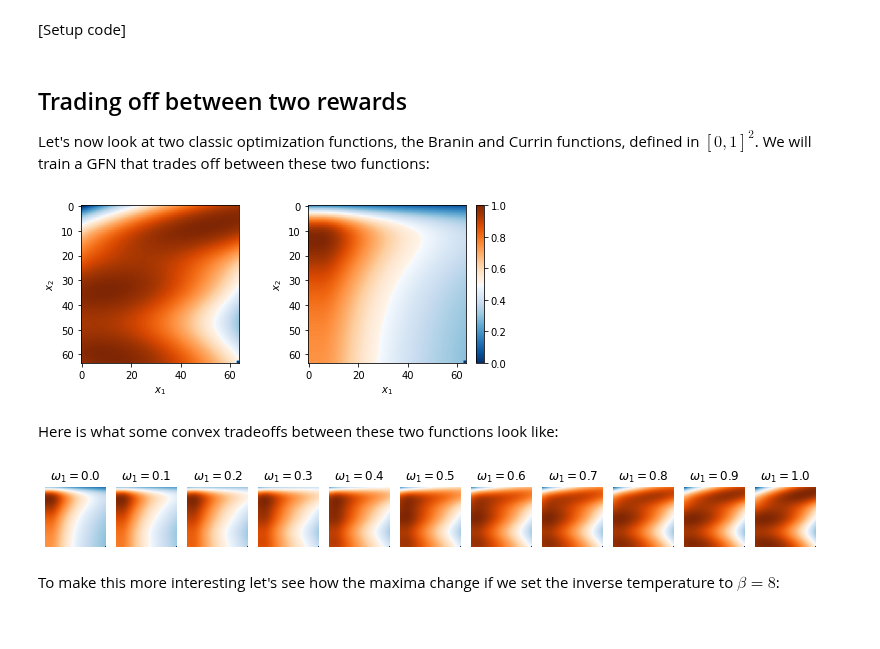
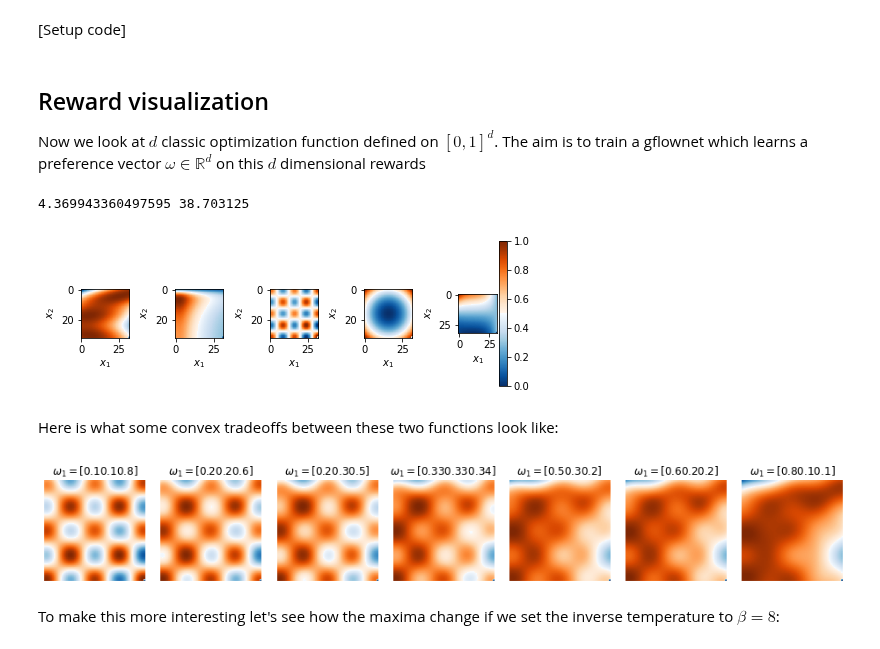
Before and after one commit to recursionpharma/gflownet, a Jupyter notebook: gflownet/examples/grid_cond_gfn.ipynb, the cells around one changed output. Cells and saved outputs as stored; diff of their text form; code cells hidden in the pictures.

```diff
--- a/gflownet/examples/grid_cond_gfn.ipynb
+++ b/gflownet/examples/grid_cond_gfn.ipynb
@@ -80,38 +136,56 @@ mpl.rc('image', cmap=newcmp)
 # %% [markdown]
-## Trading off between two rewards
+## Reward visualization
 
-Let's now look at two classic optimization functions, the Branin and Currin functions, defined in $[0,1]^2$. We will train a GFN that trades off between these two functions:
+Now we look at $d$ classic optimization function defined on $[0, 1]^d$. The aim is to train a gflownet which learns a preference vector $\omega \in \mathbb{R}^d$ on this $d$ dimensional rewards
 # %%
-H = 64
-env = gfn.GridEnv(H, funcs=[gfn.branin, gfn.currin])
-s, r, pos = env.state_info()
-f, ax = pp.subplots(1,2, figsize=(7,3))
-for i in range(2):
-    pp.sca(ax[i])
-    pp.imshow(np.concatenate([r[:, i], [0]]).reshape((H,H)))
-    pp.xlabel('$x_1$')
-    pp.ylabel('$x_2$')
-pp.colorbar()
-pp.tight_layout()
+def visualize_reward():
+    H = 32
+    functions = [gfn.branin, gfn.currin, shubert, sphere, beale
+                ]
+    env = gfn.GridEnv(H, funcs=functions)
+    s, r, pos = env.state_info()
+    f, ax = pp.subplots(1,len(functions), figsize=(7,3))
+    for i in range(len(functions)):
+        pp.sca(ax[i])
+        reward = r[:, i]
+        pp.imshow(np.concatenate([reward, [0]]).reshape((H,H)))
+        pp.xlabel('$x_1$')
+        pp.ylabel('$x_2$')
+    pp.colorbar()
+    pp.tight_layout()
+    pp.savefig("rewards.png")
+    return r
+r = visualize_reward()
 # %% [output]
+4.369943360497595 38.703125
-[figure, old version]
+[figure, new version]
 # %% [markdown]
 Here is what some convex tradeoffs between these two functions look like:
 # %%
-H = 64
-env = gfn.GridEnv(64, funcs=[gfn.branin, gfn.currin])
-s, r, pos = env.state_info()
-f, ax = pp.subplots(1,11, figsize=(11,2))
-for i in range(11):
-    pp.sca(ax[i])
-    w = i / 10
-    y = r[:, 0] * w + r[:, 1] * (1-w)
-    pp.imshow(np.concatenate([y, [0]]).reshape((H,H)))
-    pp.axis('off')
-    pp.title(f'$\omega_1={w}$')
-pp.tight_layout()
+def reward_dist_with_preferences():
+    H = 64
+    env = gfn.GridEnv(64, funcs=[gfn.branin, gfn.currin, shubert])
+    s, r, pos = env.state_info()
+
+    preferences = np.array([[0.1, 0.1, 0.8],
+                           [0.2, 0.2, 0.6],
+                           [0.2, 0.3, 0.5],
+                           [0.33, 0.33, 0.34],
+                           [0.5, 0.3, 0.2],
+                           [0.6, 0.2, 0.2],
+                           [0.8, 0.1, 0.1]])
+    f, ax = pp.subplots(1,preferences.shape[0], figsize=(13,2))
+    for i in range(preferences.shape[0]):
+        pp.sca(ax[i])
+        y = r[:, 0] * preferences[i, 0] + r[:, 1] * preferences[i, 1] + r[:, 2] * preferences[i, 2]
+        pp.imshow(np.concatenate([y, [0]]).reshape((H,H)))
+        pp.axis('off')
+        pp.title(f'$\omega_1={preferences[i]}$')
+    pp.tight_layout()
+    pp.savefig("conditional_rewards.png")
+reward_dist_with_preferences()
 # %% [output]
-[figure, old version]
+[figure, new version]
 # %% [markdown]
 To make this more interesting let's see how the maxima change if we set the inverse temperature to $\beta = 8$:
 # %%
```
Also changed, not shown: parts of 31 cells of this notebook.
